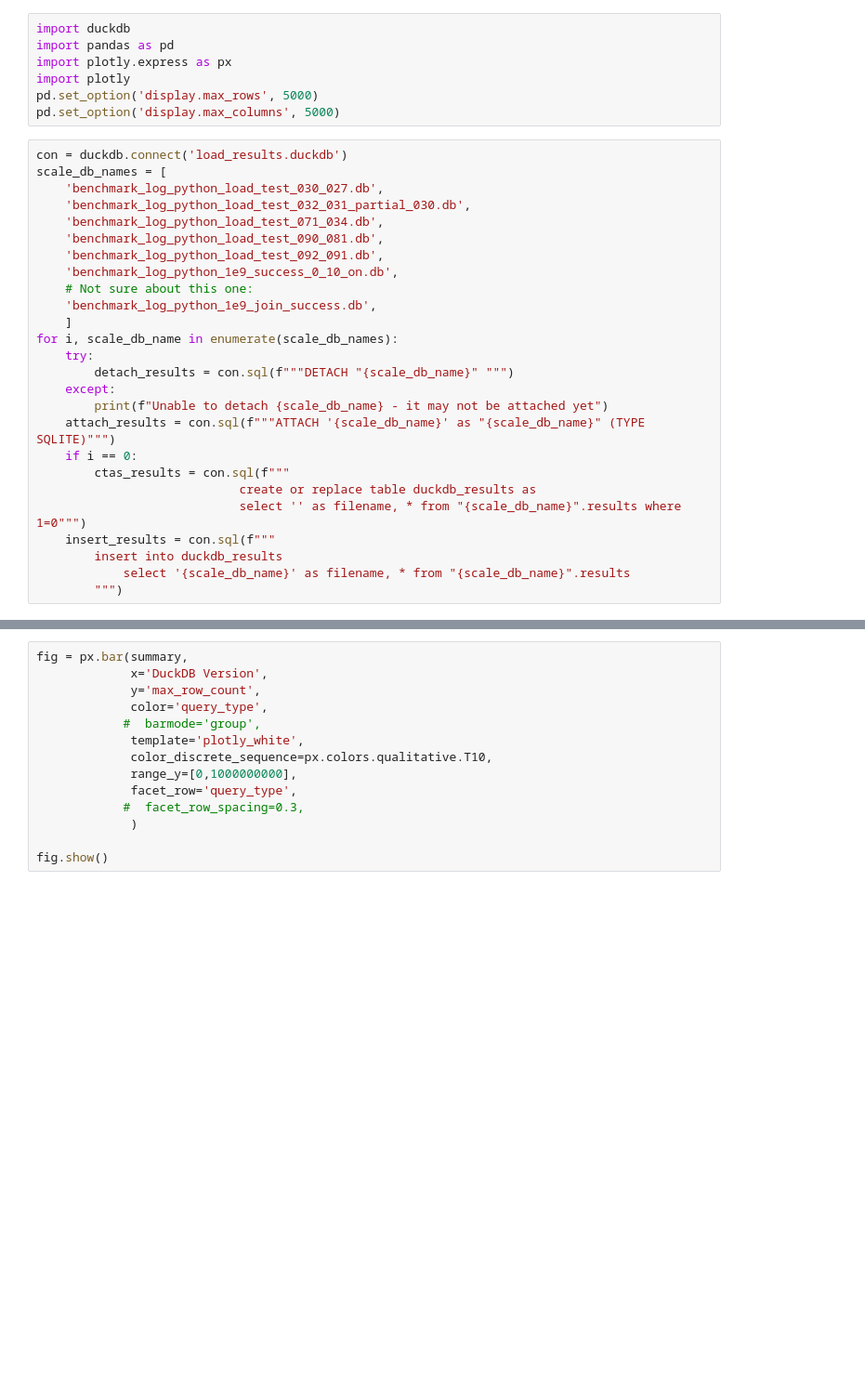
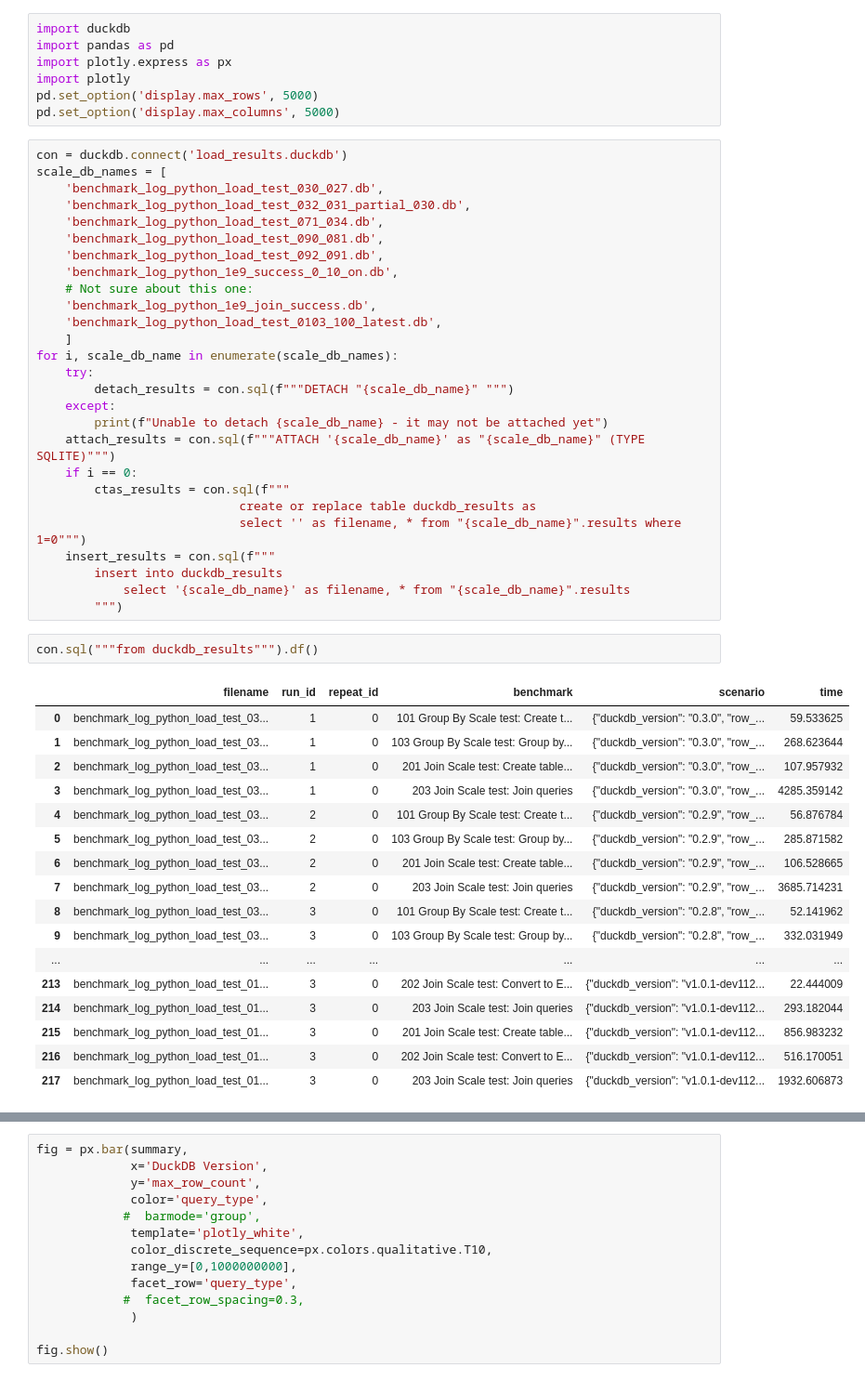
Before and after one commit to Alex-Monahan/duckdb_benchmarks_over_time, a Jupyter notebook: analyze_scale_results.ipynb, the cells around one changed output, grey strips where cells are left out. Shown at 93% size. Saved outputs shown, nothing was run; the diff lists cells and outputs as text; blank space fills up the shorter version.

```diff
--- a/analyze_scale_results.ipynb
+++ b/analyze_scale_results.ipynb
@@ -16,6 +16,7 @@ scale_db_names = [
     'benchmark_log_python_1e9_success_0_10_on.db',
     # Not sure about this one:
     'benchmark_log_python_1e9_join_success.db',
+    'benchmark_log_python_load_test_0103_100_latest.db',
     ]
 for i, scale_db_name in enumerate(scale_db_names):
     try:
@@ -31,6 +32,26 @@ for i, scale_db_name in enumerate(scale_db_names):
         insert into duckdb_results
             select '{scale_db_name}' as filename, * from "{scale_db_name}".results
         """)
+# %%
+con.sql("""from duckdb_results""").df()
+# %% [output]
+|  | filename | run_id | repeat_id | benchmark | scenario | time |
+| 0 | benchmark_log_python_load_test_03... | 1 | 0 | 101 Group By Scale test: Create t... | {"duckdb_version": "0.3.0", "row_... | 59.533625 |
+| 1 | benchmark_log_python_load_test_03... | 1 | 0 | 103 Group By Scale test: Group by... | {"duckdb_version": "0.3.0", "row_... | 268.623644 |
+| 2 | benchmark_log_python_load_test_03... | 1 | 0 | 201 Join Scale test: Create table... | {"duckdb_version": "0.3.0", "row_... | 107.957932 |
+| 3 | benchmark_log_python_load_test_03... | 1 | 0 | 203 Join Scale test: Join queries | {"duckdb_version": "0.3.0", "row_... | 4285.359142 |
+| 4 | benchmark_log_python_load_test_03... | 2 | 0 | 101 Group By Scale test: Create t... | {"duckdb_version": "0.2.9", "row_... | 56.876784 |
+| 5 | benchmark_log_python_load_test_03... | 2 | 0 | 103 Group By Scale test: Group by... | {"duckdb_version": "0.2.9", "row_... | 285.871582 |
+| 6 | benchmark_log_python_load_test_03... | 2 | 0 | 201 Join Scale test: Create table... | {"duckdb_version": "0.2.9", "row_... | 106.528665 |
+| 7 | benchmark_log_python_load_test_03... | 2 | 0 | 203 Join Scale test: Join queries | {"duckdb_version": "0.2.9", "row_... | 3685.714231 |
+| 8 | benchmark_log_python_load_test_03... | 3 | 0 | 101 Group By Scale test: Create t... | {"duckdb_version": "0.2.8", "row_... | 52.141962 |
+| 9 | benchmark_log_python_load_test_03... | 3 | 0 | 103 Group By Scale test: Group by... | {"duckdb_version": "0.2.8", "row_... | 332.031949 |
+| ... | ... | ... | ... | ... | ... | ... |
+| 213 | benchmark_log_python_load_test_01... | 3 | 0 | 202 Join Scale test: Convert to E... | {"duckdb_version": "v1.0.1-dev112... | 22.444009 |
+| 214 | benchmark_log_python_load_test_01... | 3 | 0 | 203 Join Scale test: Join queries | {"duckdb_version": "v1.0.1-dev112... | 293.182044 |
+| 215 | benchmark_log_python_load_test_01... | 3 | 0 | 201 Join Scale test: Create table... | {"duckdb_version": "v1.0.1-dev112... | 856.983232 |
+| 216 | benchmark_log_python_load_test_01... | 3 | 0 | 202 Join Scale test: Convert to E... | {"duckdb_version": "v1.0.1-dev112... | 516.170051 |
+| 217 | benchmark_log_python_load_test_01... | 3 | 0 | 203 Join Scale test: Join queries | {"duckdb_version": "v1.0.1-dev112... | 1932.606873 |
 # %%
 con.sql("""
                  create or replace table refined_results as
```
Also changed, not shown: parts of 5 cells of this notebook.
